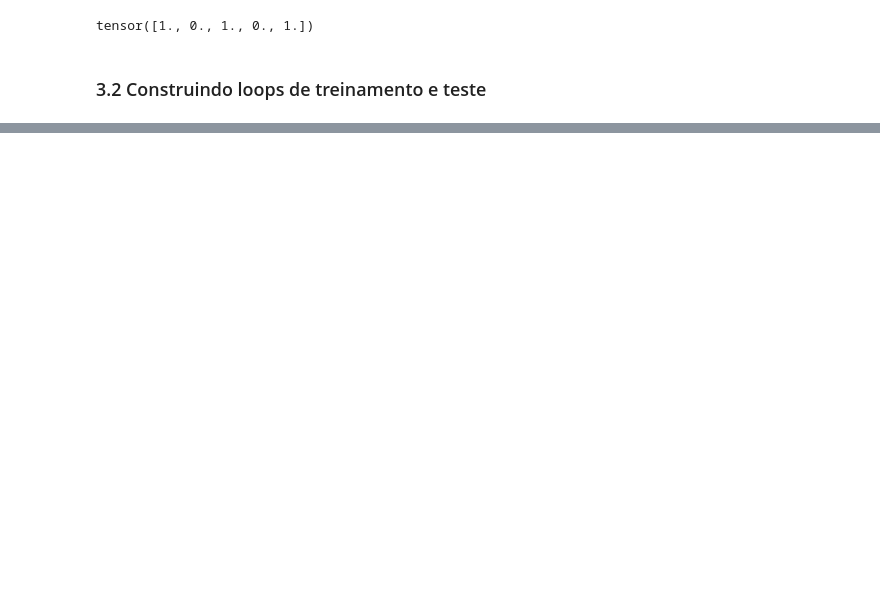
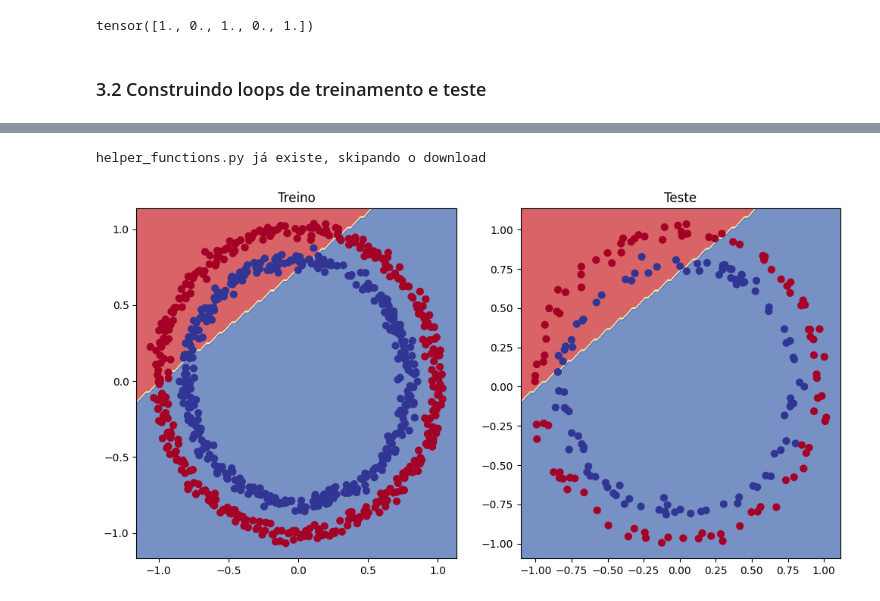
Before and after one commit to lucasget/estudos-pytorch, a Jupyter notebook: codigo.ipynb, the cells around one changed output, grey strips where cells are left out. Saved outputs shown, nothing was run; the diff lists cells and outputs as text; code cells hidden in the pictures; blank space fills up the shorter version.

Commit message:
Começando a criar um modelo de classificação com não linearidades

```diff
--- a/codigo.ipynb
+++ b/codigo.ipynb
@@ -2046,7 +2053,7 @@ E para os otimizadores, dois dos mais comuns e úteis são o SGD e o Adam, no en
 loss_fn = nn.BCEWithLogitsLoss() # BCEWithLogitsLoss tem a ativação sigmoide incorporada
 
 otimizador = torch.optim.SGD(params = model_1_0.parameters(),
-                             lr = 0.1
+                             lr = 0.001
                              )
 # %%
 def accuracy_fn(y_true, y_pred):
@@ -2188,0 +2206,27 @@ for epoch in range(epochs):
+# %%
+import requests
+from pathlib import Path
+
+# Baixe as "helper functions" do repositorio Learn Pytorch (se ainda não tiver sido baixado)
+if Path("helper_functions.py").is_file():
+    print(f"helper_functions.py já existe, skipando o download")
+else:
+    print(f"Download helper_functions.py")
+    request =  requests.get("https://raw.githubusercontent.com/mrdbourke/pytorch-deep-learning/refs/heads/main/helper_functions.py")
+    with open("helper_functions.py", "wb") as f:
+        f.write(request.content)
+
+from helper_functions import plot_predictions, plot_decision_boundary
+# %% [output]
+helper_functions.py já existe, skipando o download
+# %%
+# Plotar o limite de decisão do modelo
+plt.figure(figsize = (12,6))
+plt.subplot(1,2,1)
+plt.title("Treino")
+plot_decision_boundary(model_1_0, X_treino, y_treino)
+plt.subplot(1,2,2)
+plt.title("Teste")
+plot_decision_boundary(model_1_0, X_teste, y_teste)
+# %% [output]
+[figure, added]
```
Also changed, not shown: parts of 30 cells of this notebook, 3 other files.
